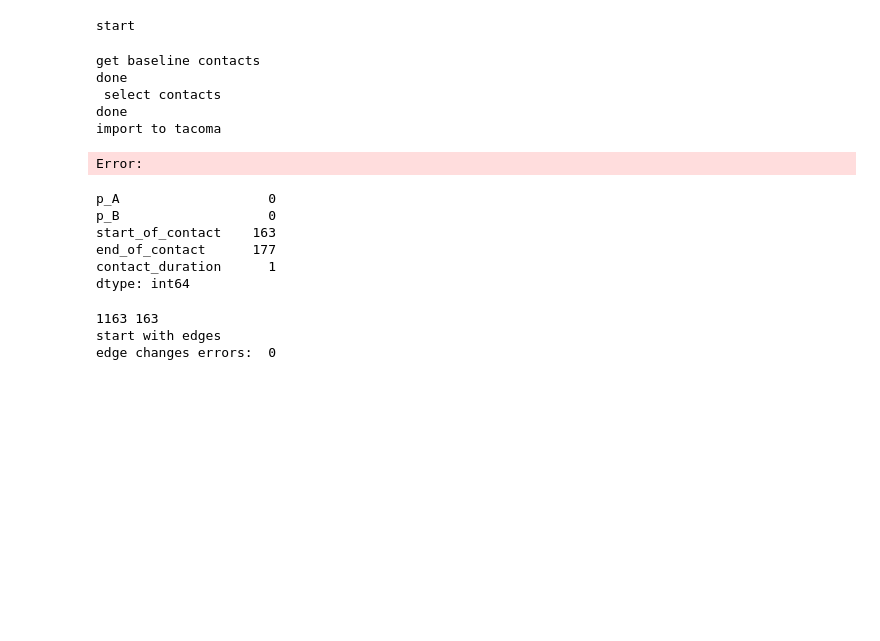
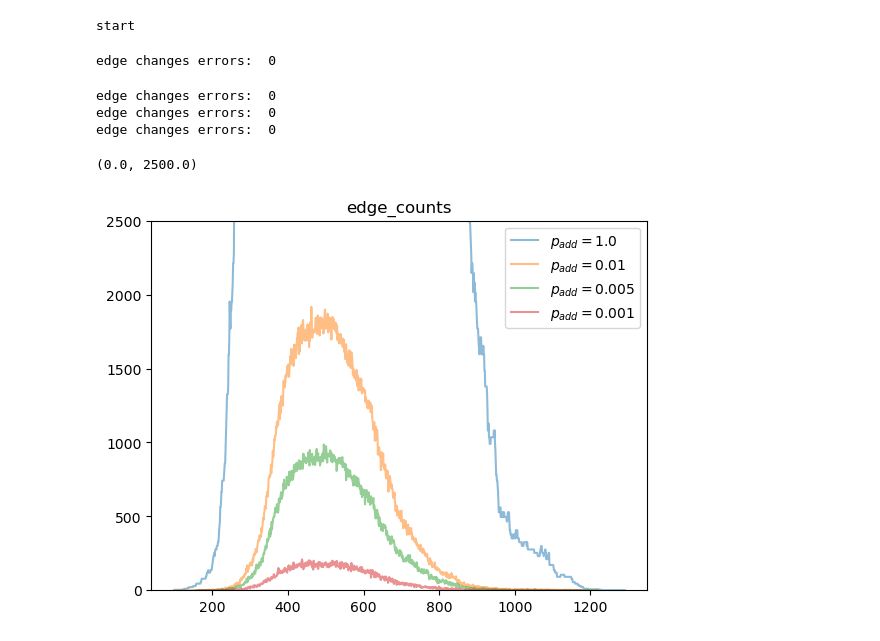
Before and after one commit to JurijSchoenfeld/Traf2Net, a Jupyter notebook: playground.ipynb, the cells around one changed output. Saved outputs shown, nothing was run; the diff lists cells and outputs as text; code cells hidden in the pictures; blank space fills up the shorter version.

```diff
--- a/playground.ipynb
+++ b/playground.ipynb
@@ -36,11 +34,7 @@ HN.make_movement('random')
 # %% [output]
 start
 # %%
-tn = HN.make_tacoma_network(None, None)
+HN.make_movement('baseline')
+tn_baseline = HN.make_tacoma_network(None, None)
 # %% [output]
-get baseline contacts
-done
- select contacts
-done
-import to tacoma
+edge changes errors:  0
-Error:
@@ -116,38 +41,26 @@ selected_contacts = pd.concat(result.to_list(), ignore_index=True)
-# %%
-selected_contacts['contact_duration'] = selected_contacts.end_of_contact - selected_contacts.start_of_contact
-selected_contacts.min()
-# %% [output]
-p_A                   0
-p_B                   0
-start_of_contact    163
-end_of_contact      177
-contact_duration      1
-dtype: int64
-# %%
-unique_nodes = df.p_id.unique()
-tn = tc.edge_changes()
-tn.N = 2000 #len(unique_nodes)
-tmax, tmin = selected_contacts.end_of_contact.max(), selected_contacts.start_of_contact.min()
-Nt = tmax - tmin + 1
-print(tmax, tmin)
-tn.t = list(range(tmin, tmax + 1))
-tn.tmax = tmax + 1
-tn.time_unit = '60s'
-
-# Make edges
-print('start with edges')
-edges_in, edges_out = [[] for _ in range(Nt)], [[] for _ in range(Nt)]
-for _, c in selected_contacts.iterrows():
-    #print(c)
-    edges_in[c.start_of_contact - tmin].append([c.p_A, c.p_B])
-    edges_out[c.end_of_contact - tmin].append([c.p_A, c.p_B])
-
-tn.edges_in = edges_in
-tn.edges_out = edges_out
-
-# Check for errors
-print('edge changes errors: ', tc.verify(tn))
-# %% [output]
-1163 163
-start with edges
-edge changes errors:  0
+# %%
+# (optional) set paraemters of simulation class
+HN.make_movement('random')
+HN.p_add = .01
+tn010 = HN.make_tacoma_network(None, None)
+
+HN.p_add = .005
+tn005 = HN.make_tacoma_network(None, None)
+
+HN.p_add = .001
+tn001 = HN.make_tacoma_network(None, None)
+# %% [output]
+edge changes errors:  0
+edge changes errors:  0
+edge changes errors:  0
+# %%
+for tn, p_add in zip([tn_baseline, tn010, tn005, tn001], [1., .01, .005, .001]):
+    _, _, m = tc.edge_counts(tn)
+    plt.title('edge_counts')
+    plt.plot(tn.t, m[:-1], alpha=.5, label=r'$p_{add}=$' + str(p_add))
+
+plt.legend()
+plt.ylim(0, 2_500)
+# %% [output]
+(0.0, 2500.0)
+[figure, added]
```
Also changed, not shown: parts of 8 cells of this notebook, 4 other files.
